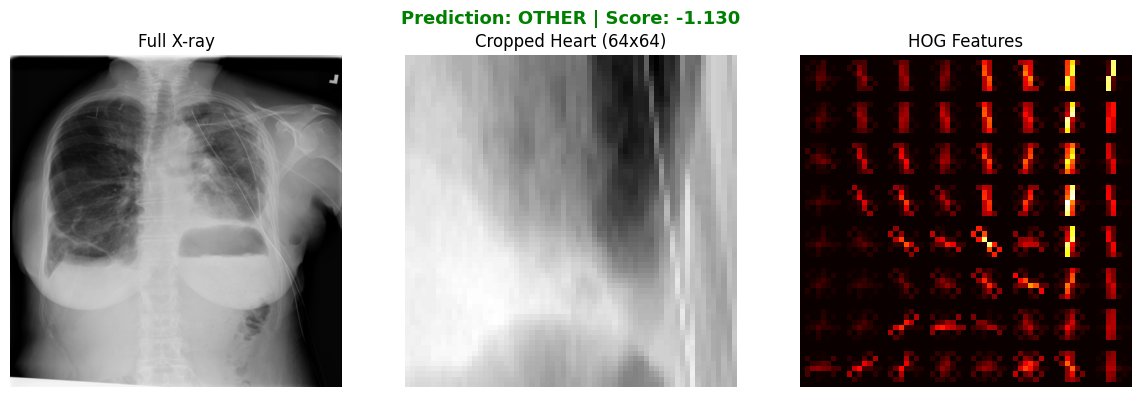
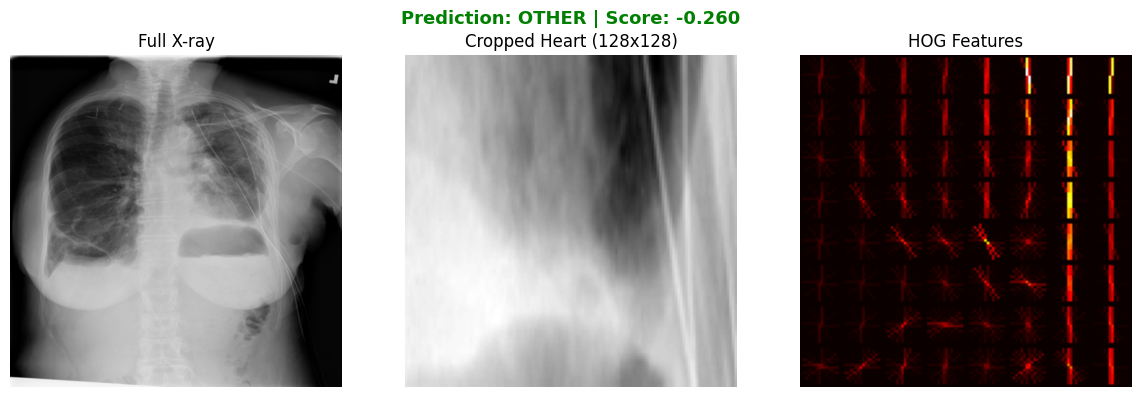
Code edit (unified diff) that turned the first committed figure into the second:
--- before
+++ after
@@ -31,7 +31,7 @@
             # Preprocess + HOG
             gray     = cv2.cvtColor(crop, cv2.COLOR_BGR2GRAY)
-            gray     = cv2.resize(gray, (64, 64))
-            features, hog_img = hog(gray, orientations=9,
-                                    pixels_per_cell=(8,8),
+            gray     = cv2.resize(gray, (128, 128))
+            features, hog_img = hog(gray, orientations=12,
+                                    pixels_per_cell=(16,16),
                                     cells_per_block=(2,2),
                                     visualize=True, feature_vector=True)
@@ -53,5 +53,5 @@
             axes[0].set_title("Full X-ray"); axes[0].axis('off')
             axes[1].imshow(gray, cmap='gray')
-            axes[1].set_title("Cropped Heart (64x64)"); axes[1].axis('off')
+            axes[1].set_title("Cropped Heart (128x128)"); axes[1].axis('off')
             axes[2].imshow(hog_img, cmap='hot')
             axes[2].set_title("HOG Features"); axes[2].axis('off')

Commit: change